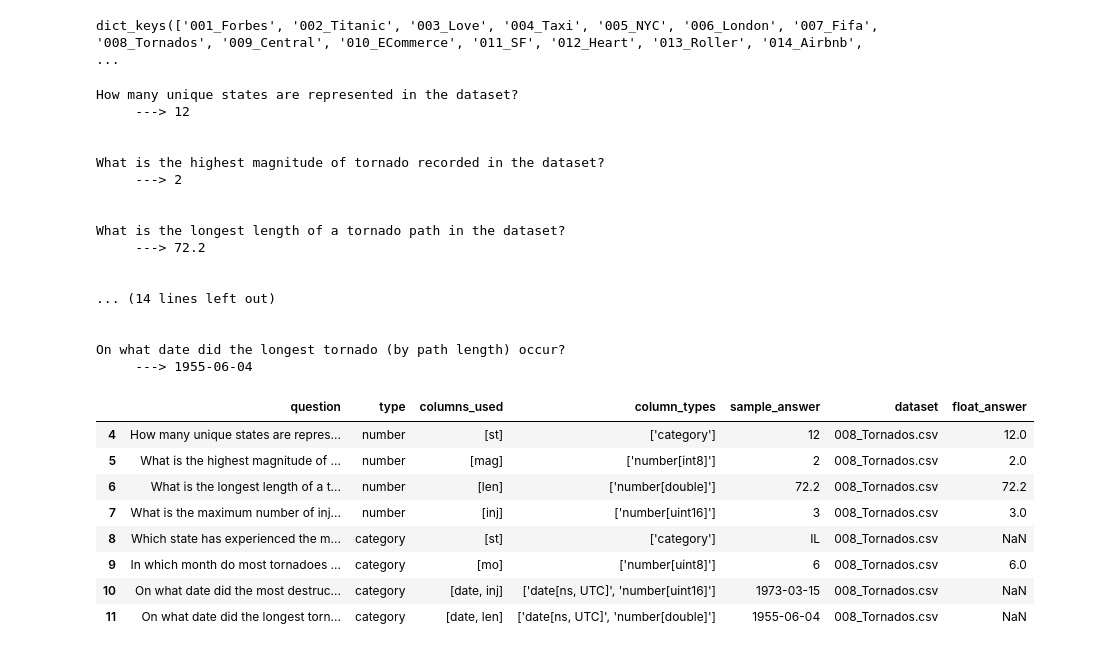
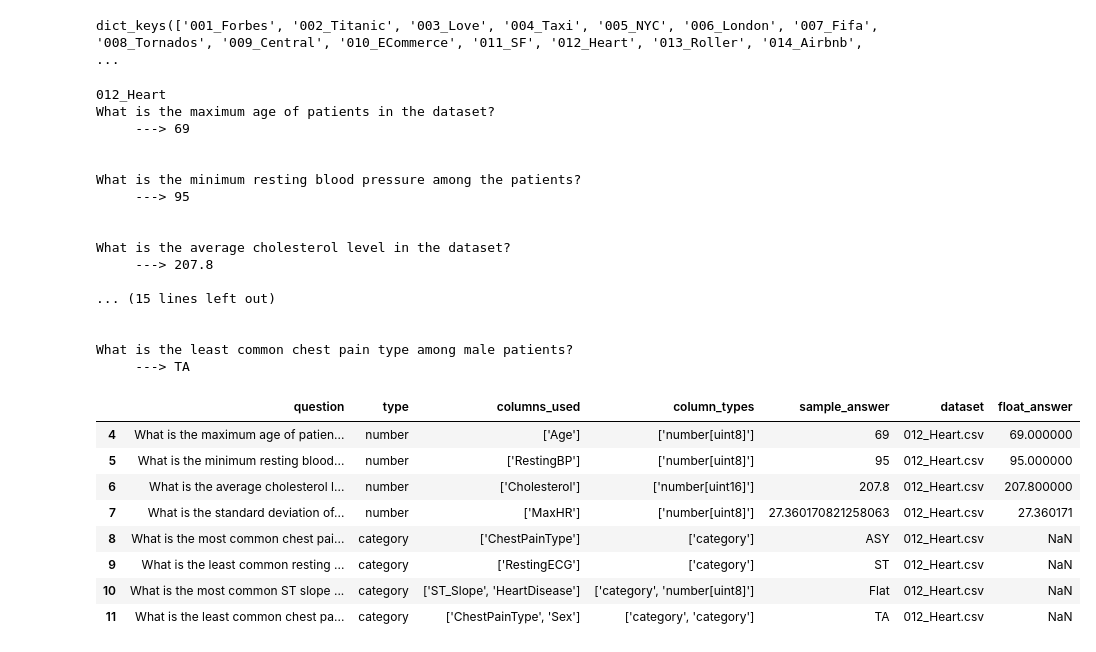
Before and after one commit to clouchheim/Tabular_Data_QA, a Jupyter notebook: data/create_sqa_data.ipynb, the cells around one changed output. Saved outputs shown, nothing was run; the diff lists cells and outputs as text; code cells hidden in the pictures.

```diff
--- a/data/create_sqa_data.ipynb
+++ b/data/create_sqa_data.ipynb
@@ -114,38 +114,39 @@ qa_dict[dfs_train[1]] = qa_dict[dfs_train[1]].drop([2,3,6,7])
 qa_dict[dfs_train[6]] = qa_dict[dfs_train[6]].reset_index(drop=True).drop([0])
 # %%
 # look at the qa
-qa_id = dfs_train[7]
+qa_id = dfs_train[11]
+print(qa_id)
 qa = qa_dict[qa_id]
 for q, a in zip(qa['question'], qa['sample_answer']):
     print(q)
     print('     --->', a)
     print('\n')
 
 qa
 # %% [output]
-How many unique states are represented in the dataset?
-     ---> 12
+012_Heart
+What is the maximum age of patients in the dataset?
+     ---> 69
 
 
-What is the highest magnitude of tornado recorded in the dataset?
-     ---> 2
+What is the minimum resting blood pressure among the patients?
+     ---> 95
 
 
-What is the longest length of a tornado path in the dataset?
-     ---> 72.2
+What is the average cholesterol level in the dataset?
+     ---> 207.8
+
+... (15 lines left out)
 
 
-... (14 lines left out)
-
-
-On what date did the longest tornado (by path length) occur?
-     ---> 1955-06-04
+What is the least common chest pain type among male patients?
+     ---> TA
 |  | question | type | columns_used | column_types | sample_answer | dataset | float_answer |
-| 4 | How many unique states are repres... | number | [st] | ['category'] | 12 | 008_Tornados.csv | 12.0 |
-| 5 | What is the highest magnitude of ... | number | [mag] | ['number[int8]'] | 2 | 008_Tornados.csv | 2.0 |
-| 6 | What is the longest length of a t... | number | [len] | ['number[double]'] | 72.2 | 008_Tornados.csv | 72.2 |
-| 7 | What is the maximum number of inj... | number | [inj] | ['number[uint16]'] | 3 | 008_Tornados.csv | 3.0 |
-| 8 | Which state has experienced the m... | category | [st] | ['category'] | IL | 008_Tornados.csv | NaN |
-| 9 | In which month do most tornadoes ... | category | [mo] | ['number[uint8]'] | 6 | 008_Tornados.csv | 6.0 |
-| 10 | On what date did the most destruc... | category | [date, inj] | ['date[ns, UTC]', 'number[uint16]'] | 1973-03-15 | 008_Tornados.csv | NaN |
-| 11 | On what date did the longest torn... | category | [date, len] | ['date[ns, UTC]', 'number[double]'] | 1955-06-04 | 008_Tornados.csv | NaN |
+| 4 | What is the maximum age of patien... | number | ['Age'] | ['number[uint8]'] | 69 | 012_Heart.csv | 69.000000 |
+| 5 | What is the minimum resting blood... | number | ['RestingBP'] | ['number[uint8]'] | 95 | 012_Heart.csv | 95.000000 |
+| 6 | What is the average cholesterol l... | number | ['Cholesterol'] | ['number[uint16]'] | 207.8 | 012_Heart.csv | 207.800000 |
+| 7 | What is the standard deviation of... | number | ['MaxHR'] | ['number[uint8]'] | 27.360170821258063 | 012_Heart.csv | 27.360171 |
+| 8 | What is the most common chest pai... | category | ['ChestPainType'] | ['category'] | ASY | 012_Heart.csv | NaN |
+| 9 | What is the least common resting ... | category | ['RestingECG'] | ['category'] | ST | 012_Heart.csv | NaN |
+| 10 | What is the most common ST slope ... | category | ['ST_Slope', 'HeartDisease'] | ['category', 'number[uint8]'] | Flat | 012_Heart.csv | NaN |
+| 11 | What is the least common chest pa... | category | ['ChestPainType', 'Sex'] | ['category', 'category'] | TA | 012_Heart.csv | NaN |
```
Also changed, not shown: parts of 8 cells of this notebook, 2 other files.
